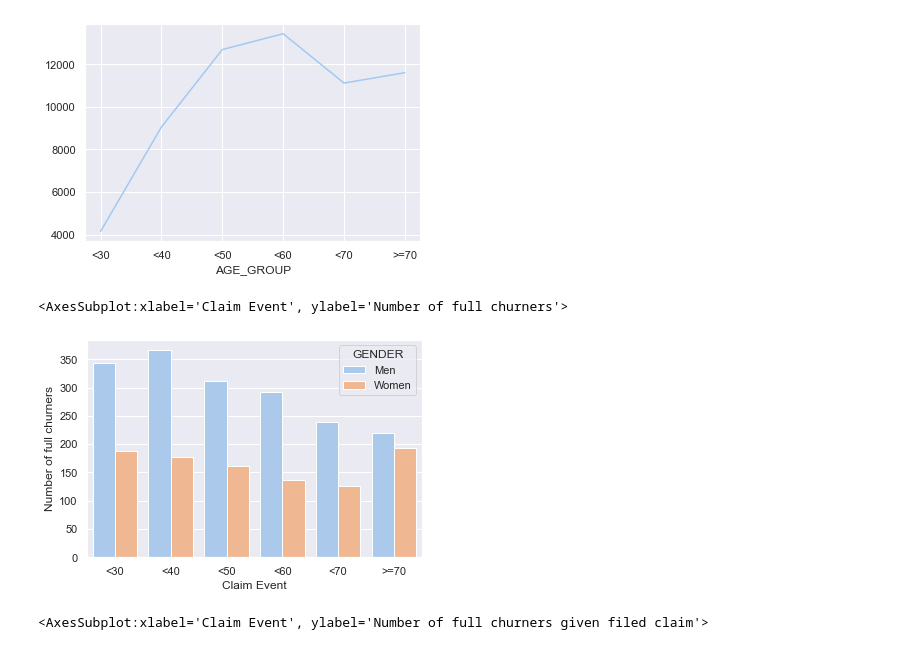
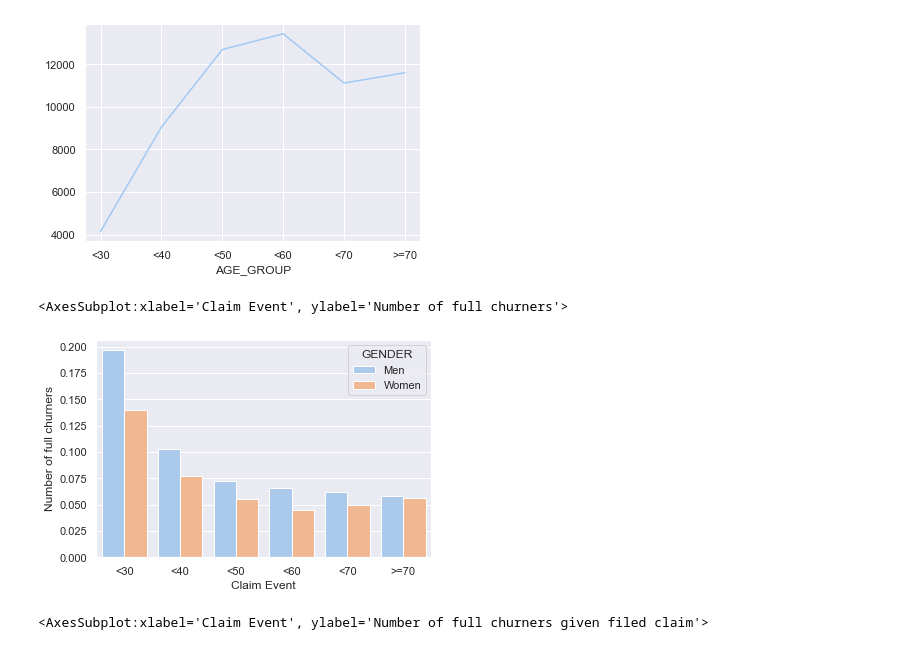
Before and after one commit to sondreid/BAN427, a Jupyter notebook: ban427.ipynb, the cells around one changed output. Drawn from its saved outputs; the diff is of its cells as text; code cells hidden in the pictures.

```diff
--- a/ban427.ipynb
+++ b/ban427.ipynb
@@ -225,13 +229,13 @@ df.FULL_CHURN.groupby(df.AGE_GROUP).count().plot()
 [figure]
 # %%
 # FULL CHURNERS
-hist_df_full_churn_no_claim = df.loc[df.CLAIM_EVENT_BEFORE_TIME1 == 0,['FULL_CHURN','AGE_GROUP', 'WOMAN']].groupby(by = ["AGE_GROUP", 'WOMAN']).sum()
+hist_df_full_churn_no_claim = df.loc[df.CLAIM_EVENT_BEFORE_TIME1 == 0,['FULL_CHURN','AGE_GROUP', 'WOMAN']].groupby(by = ["AGE_GROUP", 'WOMAN']).mean()
 hist_df_full_churn_no_claim.index.name = 'AGE_GROUP'
 hist_df_full_churn_no_claim.reset_index(inplace=True)
 
 bar_plot(hist_df_full_churn_no_claim, "AGE_GROUP", 'WOMAN', 'FULL_CHURN', 'GENDER', 'Men', 'Women', 'Claim Event', 'Number of full churners')
 # %% [output]
 <AxesSubplot:xlabel='Claim Event', ylabel='Number of full churners'>
-[figure, old version]
+[figure, new version]
 # %%
 # FULL CHURNERS given claim
```
Also changed, not shown: parts of 8 cells of this notebook, 5 other files.
